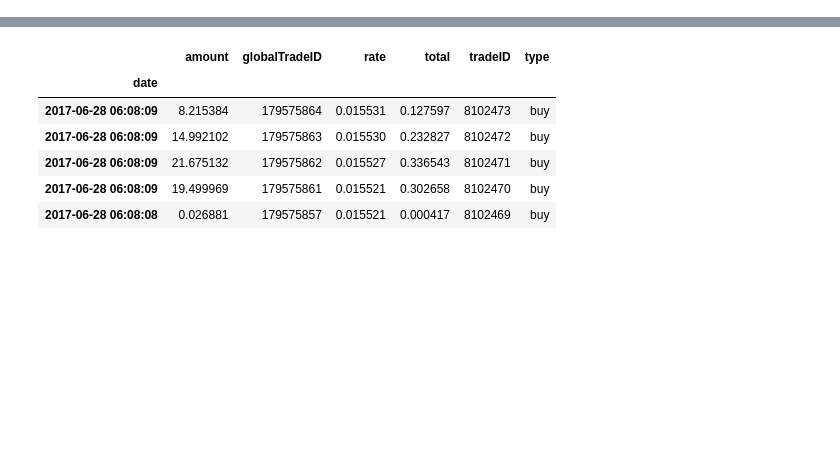
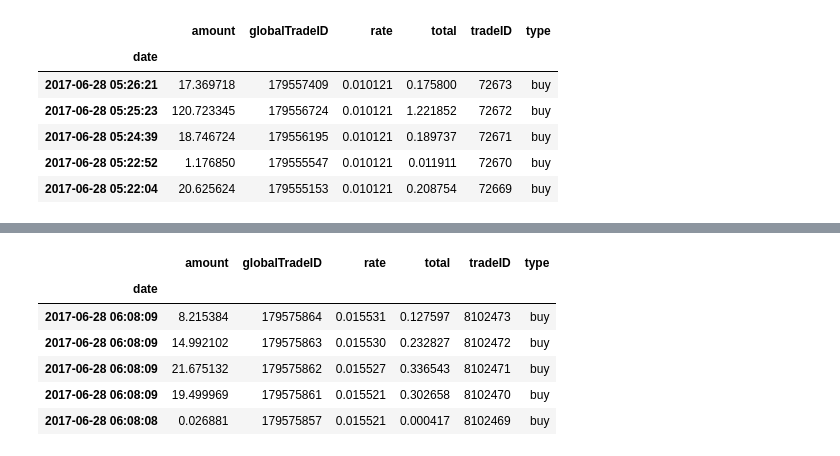
Before and after one commit to nateGeorge/crypto_predict, a Jupyter notebook: notebooks/polo_TA_testing.ipynb, the cells around one changed output, grey strips where cells are left out. Saved outputs shown, nothing was run; the diff lists cells and outputs as text; code cells hidden in the pictures; blank space fills up the shorter version.

```diff
--- a/notebooks/polo_TA_testing.ipynb
+++ b/notebooks/polo_TA_testing.ipynb
@@ -19,0 +72,10 @@ init_notebook_mode(connected=True)
+# %%
+dfs[0].head()
+# %% [output]
+|  | amount | globalTradeID | rate | total | tradeID | type |
+| date |  |  |  |  |  |  |
+| 2017-06-28 05:26:21 | 17.369718 | 179557409 | 0.010121 | 0.175800 | 72673 | buy |
+| 2017-06-28 05:25:23 | 120.723345 | 179556724 | 0.010121 | 1.221852 | 72672 | buy |
+| 2017-06-28 05:24:39 | 18.746724 | 179556195 | 0.010121 | 0.189737 | 72671 | buy |
+| 2017-06-28 05:22:52 | 1.176850 | 179555547 | 0.010121 | 0.011911 | 72670 | buy |
+| 2017-06-28 05:22:04 | 20.625624 | 179555153 | 0.010121 | 0.208754 | 72669 | buy |
```
Also changed, not shown: parts of 24 cells of this notebook, 1 other file.
